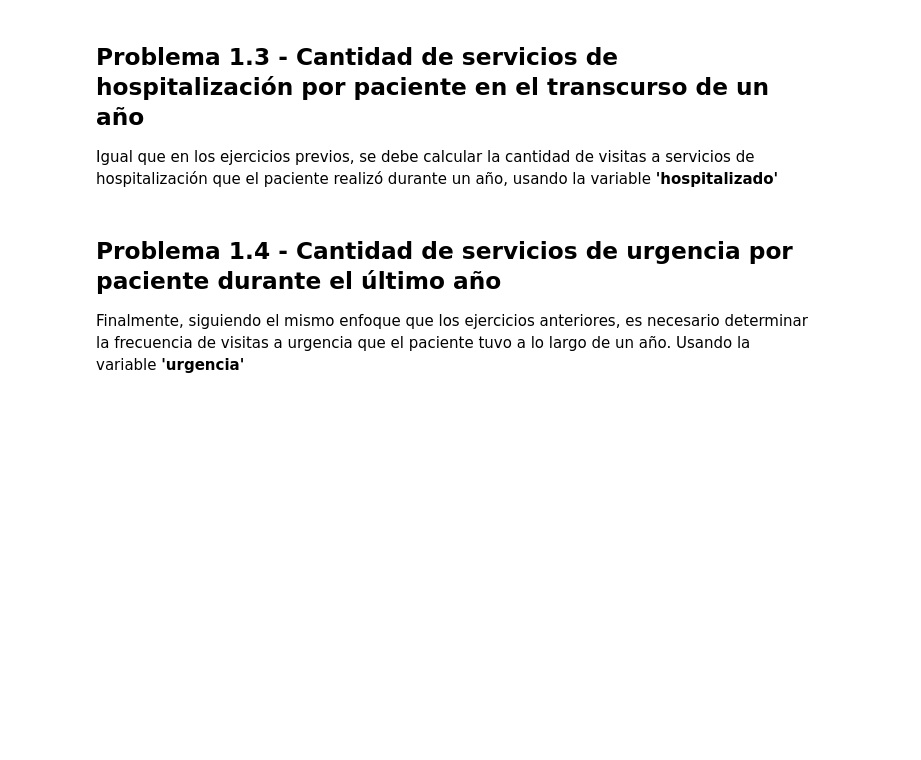
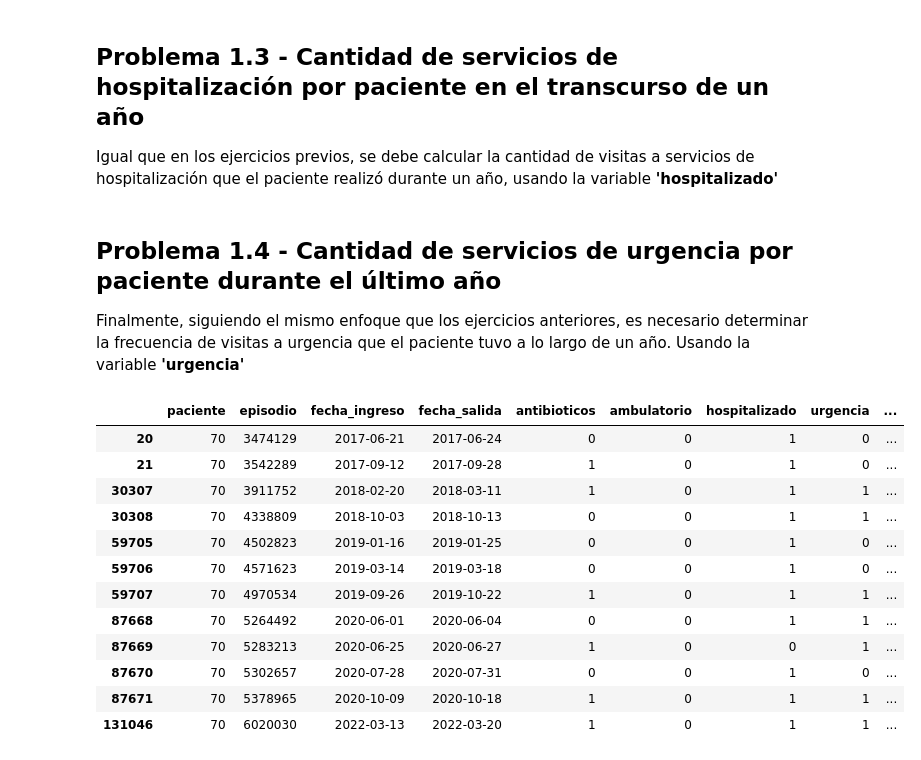
Before and after one commit to dgilrua/IN2LAB_UDEA_RETOS, a Jupyter notebook: Actividad_Readmision_de_pacientes.ipynb, the cells around one changed output. Drawn from its saved outputs; the diff is of its cells as text; code cells hidden in the pictures; blank space fills up the shorter version.

```diff
--- a/Actividad_Readmision_de_pacientes.ipynb
+++ b/Actividad_Readmision_de_pacientes.ipynb
@@ -161,5 +161,21 @@ Finalmente, siguiendo el mismo enfoque que los ejercicios anteriores, es necesar
 for paciente in id_pacientes:
   for i in range(len(variables)):
     variables_ultimo_ano(paciente, variables[i], variables_reemplazo[i])
+# %%
+df[df['paciente'] == 70]
+# %% [output]
+|  | paciente | episodio | fecha_ingreso | fecha_salida | antibioticos | ambulatorio | hospitalizado | urgencia | ... |
+| 20 | 70 | 3474129 | 2017-06-21 | 2017-06-24 | 0 | 0 | 1 | 0 | ... |
+| 21 | 70 | 3542289 | 2017-09-12 | 2017-09-28 | 1 | 0 | 1 | 0 | ... |
+| 30307 | 70 | 3911752 | 2018-02-20 | 2018-03-11 | 1 | 0 | 1 | 1 | ... |
+| 30308 | 70 | 4338809 | 2018-10-03 | 2018-10-13 | 0 | 0 | 1 | 1 | ... |
+| 59705 | 70 | 4502823 | 2019-01-16 | 2019-01-25 | 0 | 0 | 1 | 0 | ... |
+| 59706 | 70 | 4571623 | 2019-03-14 | 2019-03-18 | 0 | 0 | 1 | 0 | ... |
+| 59707 | 70 | 4970534 | 2019-09-26 | 2019-10-22 | 1 | 0 | 1 | 1 | ... |
+| 87668 | 70 | 5264492 | 2020-06-01 | 2020-06-04 | 0 | 0 | 1 | 1 | ... |
+| 87669 | 70 | 5283213 | 2020-06-25 | 2020-06-27 | 1 | 0 | 0 | 1 | ... |
+| 87670 | 70 | 5302657 | 2020-07-28 | 2020-07-31 | 0 | 0 | 1 | 0 | ... |
+| 87671 | 70 | 5378965 | 2020-10-09 | 2020-10-18 | 1 | 0 | 1 | 1 | ... |
+| 131046 | 70 | 6020030 | 2022-03-13 | 2022-03-20 | 1 | 0 | 1 | 1 | ... |
 # %%
 df.to_csv('readmision_sln.csv', index=False)
```
